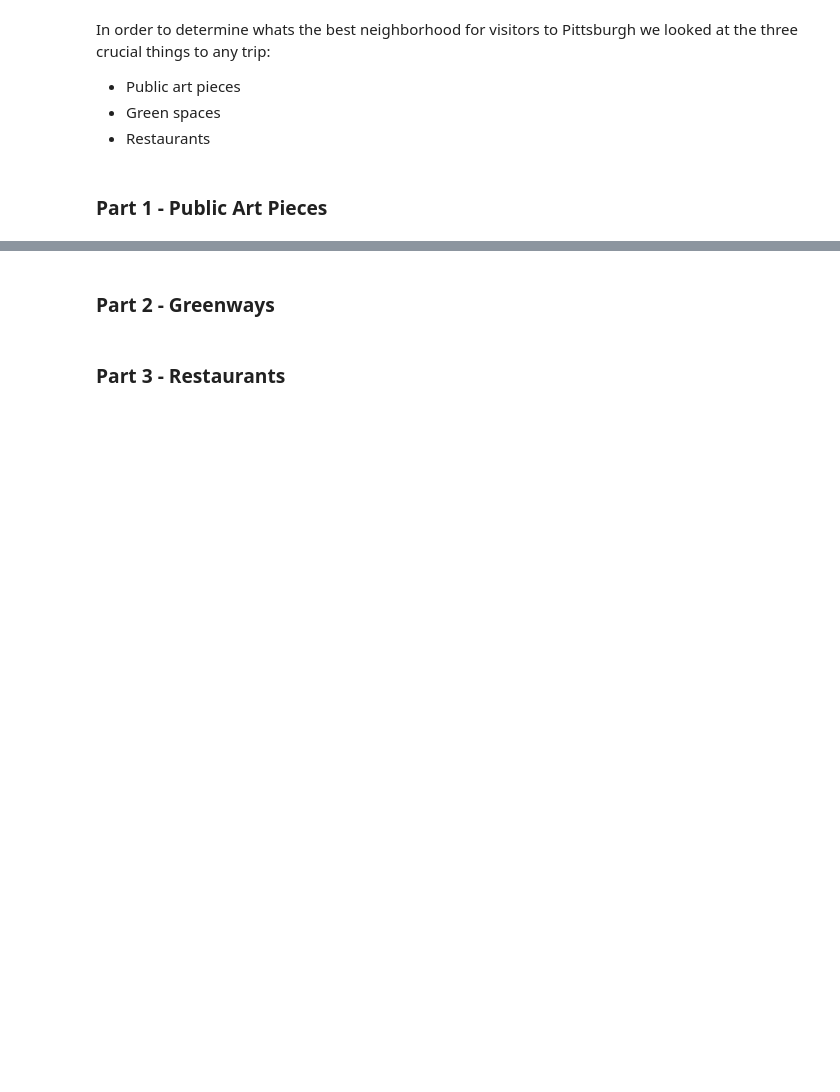
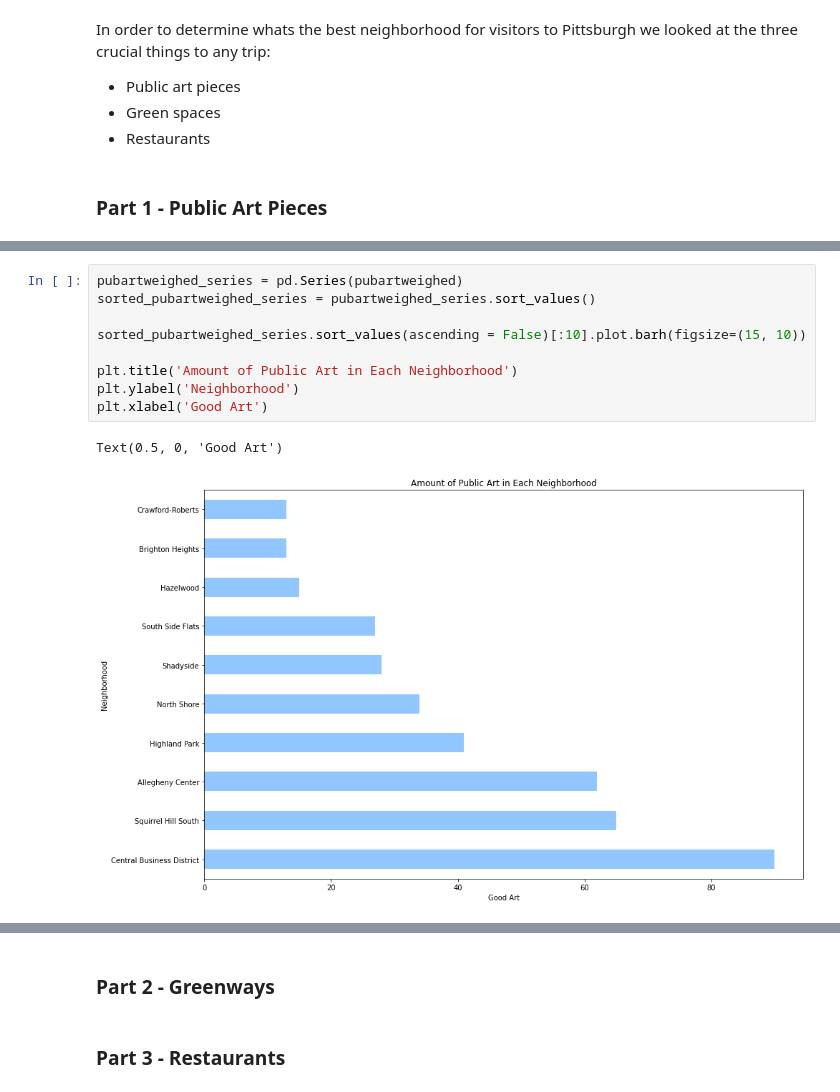
Before and after one commit to yimijj/CMPINF0010-Final-Project, a Jupyter notebook: FinalReport-Notebook.ipynb, the cells around one changed output, grey strips where cells are left out. Drawn from its saved outputs; the diff is of its cells as text; blank space fills up the shorter version.

```diff
--- a/FinalReport-Notebook.ipynb
+++ b/FinalReport-Notebook.ipynb
@@ -15,0 +131,12 @@ In order to determine whats the best neighborhood for visitors to Pittsburgh we
+# %%
+pubartweighed_series = pd.Series(pubartweighed)
+sorted_pubartweighed_series = pubartweighed_series.sort_values()
+
+sorted_pubartweighed_series.sort_values(ascending = False)[:10].plot.barh(figsize=(15, 10))
+
+plt.title('Amount of Public Art in Each Neighborhood')
+plt.ylabel('Neighborhood')
+plt.xlabel('Good Art')
+# %% [output]
+Text(0.5, 0, 'Good Art')
+[figure, added]
```
Also changed, not shown: parts of 12 cells of this notebook.
